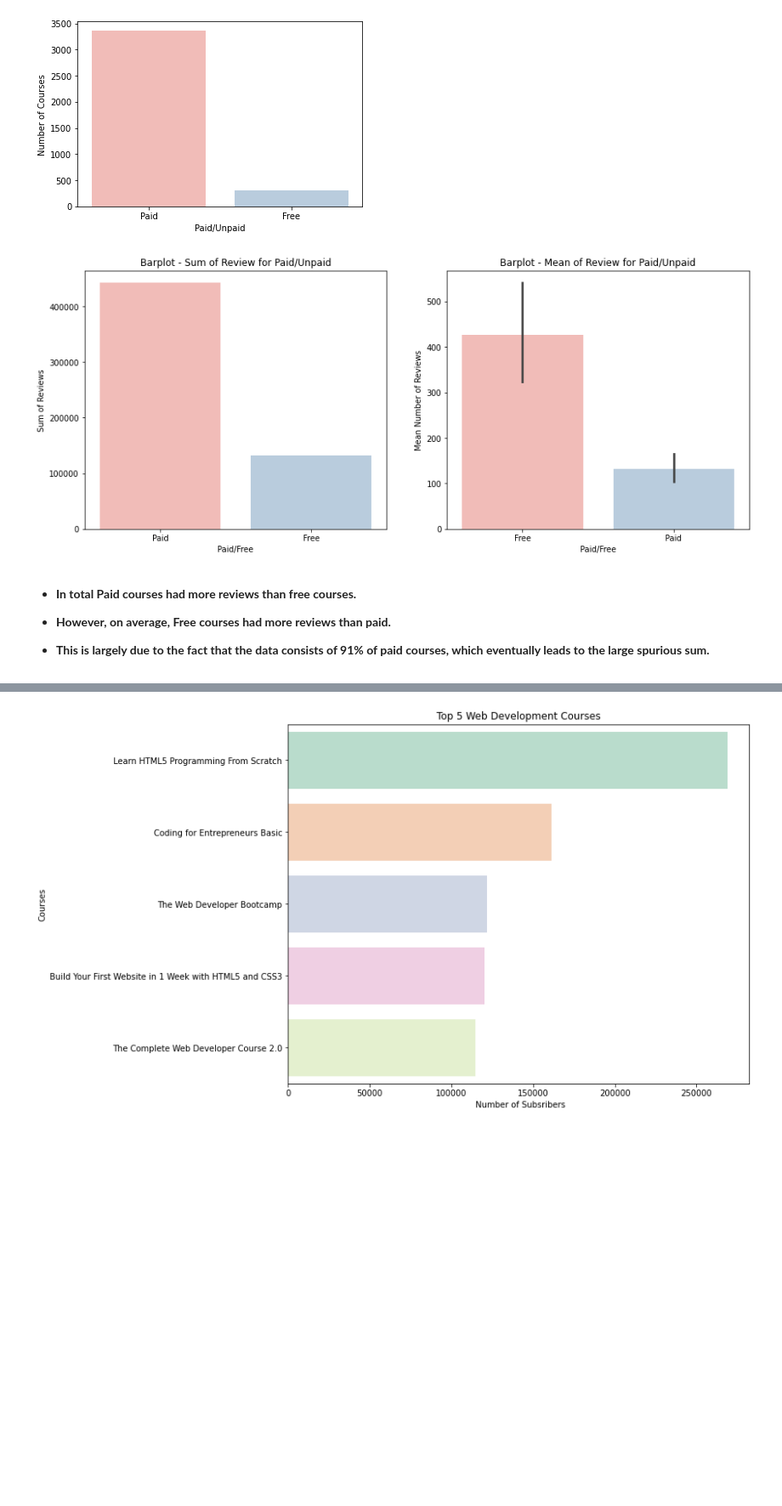
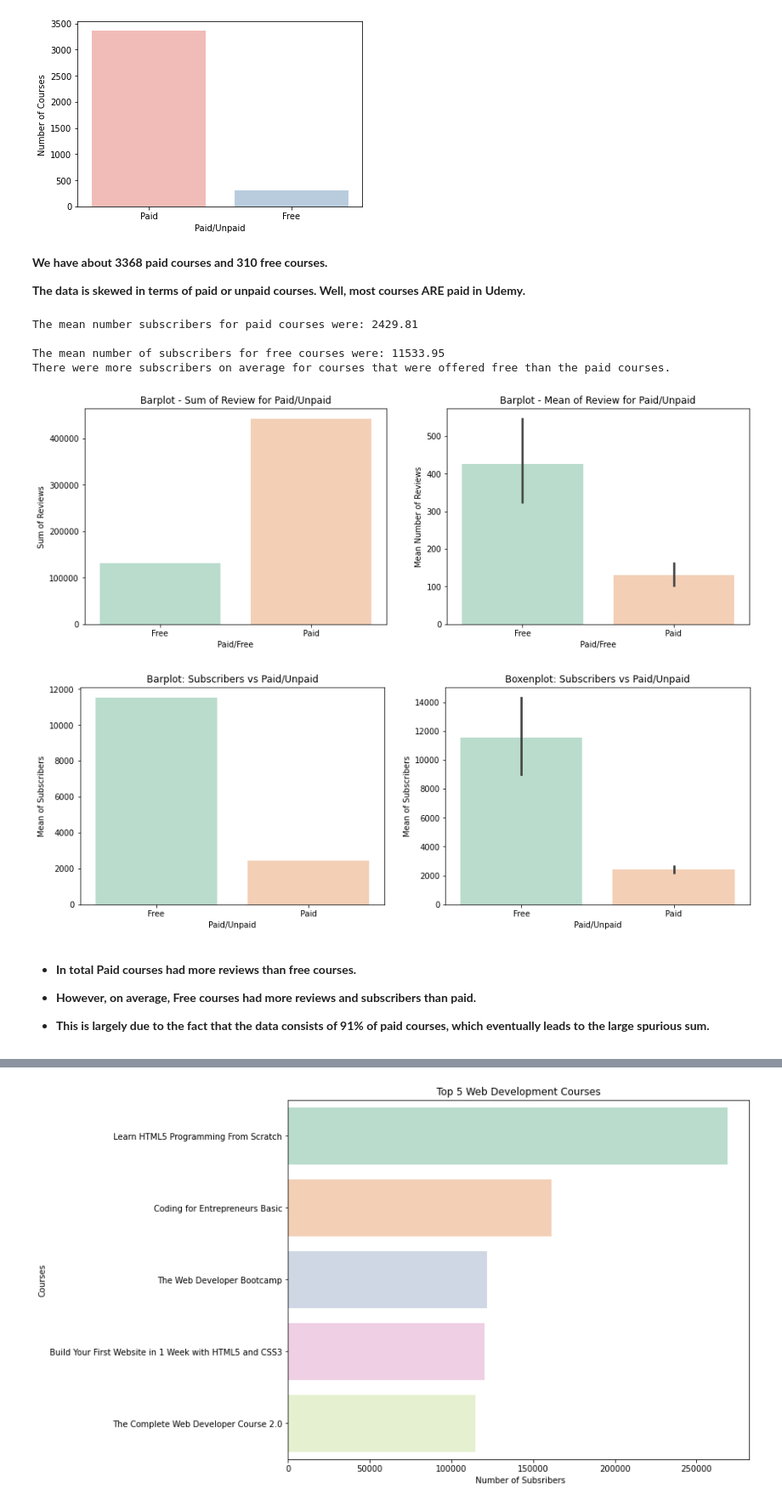
Before and after one commit to sajithgowthaman/General-Assembly-Final-Project, a Jupyter notebook: Udemy-Courses-Final-Project/report.ipynb, the cells around one changed output, grey strips where cells are left out. Shown at 85% size. Drawn from its saved outputs; the diff is of its cells as text; code cells hidden in the pictures; blank space fills up the shorter version.

```diff
--- a/Udemy-Courses-Final-Project/report.ipynb
+++ b/Udemy-Courses-Final-Project/report.ipynb
@@ -73,29 +125,70 @@ plt.ylabel('Number of Courses');
 # %% [output]
 The number of paid courses are: 3368 out of 3678 which is 91.57 % of the total sample.
 [figure]
+# %% [markdown]
+**We have about 3368 paid courses and 310 free courses.**
+
+**The data is skewed in terms of paid or unpaid courses. Well, most courses ARE paid in Udemy.**
 # %%
 #Reviews for Paid vs Unpaid
-fig, axes = plt.subplots(1,2, figsize=(15,6))
+fig, axes = plt.subplots(1,2, figsize=(15,5))
 
 #Let's check the number of reviews for paid and unpaid courses.
 df_count = df.groupby(by=['is_paid'])['num_reviews'].sum().reset_index()
 df_count.sort_values('num_reviews', ascending=False, inplace=True)
 df_count = pd.DataFrame(df_count)
 df_count.head()
 
 #Plot for price and number of reviews
-ax = sns.barplot(x="is_paid", y="num_reviews", palette= 'Pastel1', data=df_count, ax = axes[0]);
+order_pf = ['Free', 'Paid']
+ax = sns.barplot(x="is_paid", y="num_reviews", palette= 'Pastel2', data=df_count, order = order_pf, ax = axes[0]);
 ax.set(xlabel='Paid/Free', ylabel= 'Sum of Reviews', title = 'Barplot - Sum of Review for Paid/Unpaid');
 
-order_pf = ['Free', 'Paid']
-ax = sns.barplot(x="is_paid", y="num_reviews", palette= 'Pastel1', data=df, order = order_pf, ax = axes[1]);
+
+ax = sns.barplot(x="is_paid", y="num_reviews", palette= 'Pastel2', data=df, order = order_pf, ax = axes[1]);
 ax.set(xlabel='Paid/Free', ylabel= 'Mean Number of Reviews', title = 'Barplot - Mean of Review for Paid/Unpaid');
+
+#Interesting - Free courses have more subscribers
+fig, axes = plt.subplots(1,2, figsize=(15,5))
+
+#plot2 - groupby is_paid
+df_sub = df.groupby(by=['is_paid'])['num_subscribers'].mean().reset_index()
+df_sub.sort_values('num_subscribers', ascending=False, inplace=True)
+df_sub = pd.DataFrame(df_sub)
+
+#Barplot for Sub vs Paid/Unpaid
+ax = sns.barplot(x=df_sub["is_paid"], y=df_sub["num_subscribers"], palette= 'Pastel2', ax=axes[0]);
+ax.set(xlabel= 'Paid/Unpaid',
+       ylabel= 'Mean of Subscribers',
+       title = 'Barplot: Subscribers vs Paid/Unpaid')
+
+#Get rid off the scientific notation for simplicity
+plt.ticklabel_format(style='plain', axis='y')
+
+print (f'The mean number subscribers for paid courses were: {np.round(df_sub["num_subscribers"][1],decimals=2)}\n')
+print (f'The mean number of subscribers for free courses were: {np.round(df_sub["num_subscribers"][0],decimals=2)}')
+
+
+#Boxenplot for paid vs unpaid
+orders = ['Free', 'Paid']
+ax1 = sns.barplot(x=df["is_paid"], y=df["num_subscribers"], palette = 'Pastel2', order = orders, ax =axes[1]);
+ax1.set(xlabel= 'Paid/Unpaid',
+        ylabel= 'Mean of Subscribers',
+        title = 'Boxenplot: Subscribers vs Paid/Unpaid')
+
+
+print('There were more subscribers on average for courses that were offered free than the paid courses. \n')
 # %% [output]
+The mean number subscribers for paid courses were: 2429.81
+
+The mean number of subscribers for free courses were: 11533.95
+There were more subscribers on average for courses that were offered free than the paid courses.
-[figure, old version]
+[figure, new version]
+[figure, added]
 # %% [markdown]
 - **In total Paid courses had more reviews than free courses.**
 
-- **However, on average, Free courses had more reviews than paid.**
+- **However, on average, Free courses had more reviews and subscribers than paid.**
 
 - **This is largely due to the fact that the data consists of 91% of paid courses, which eventually leads to the large spurious sum.**
 # %%
```
Also changed, not shown: parts of 30 cells of this notebook, 3 other files.
